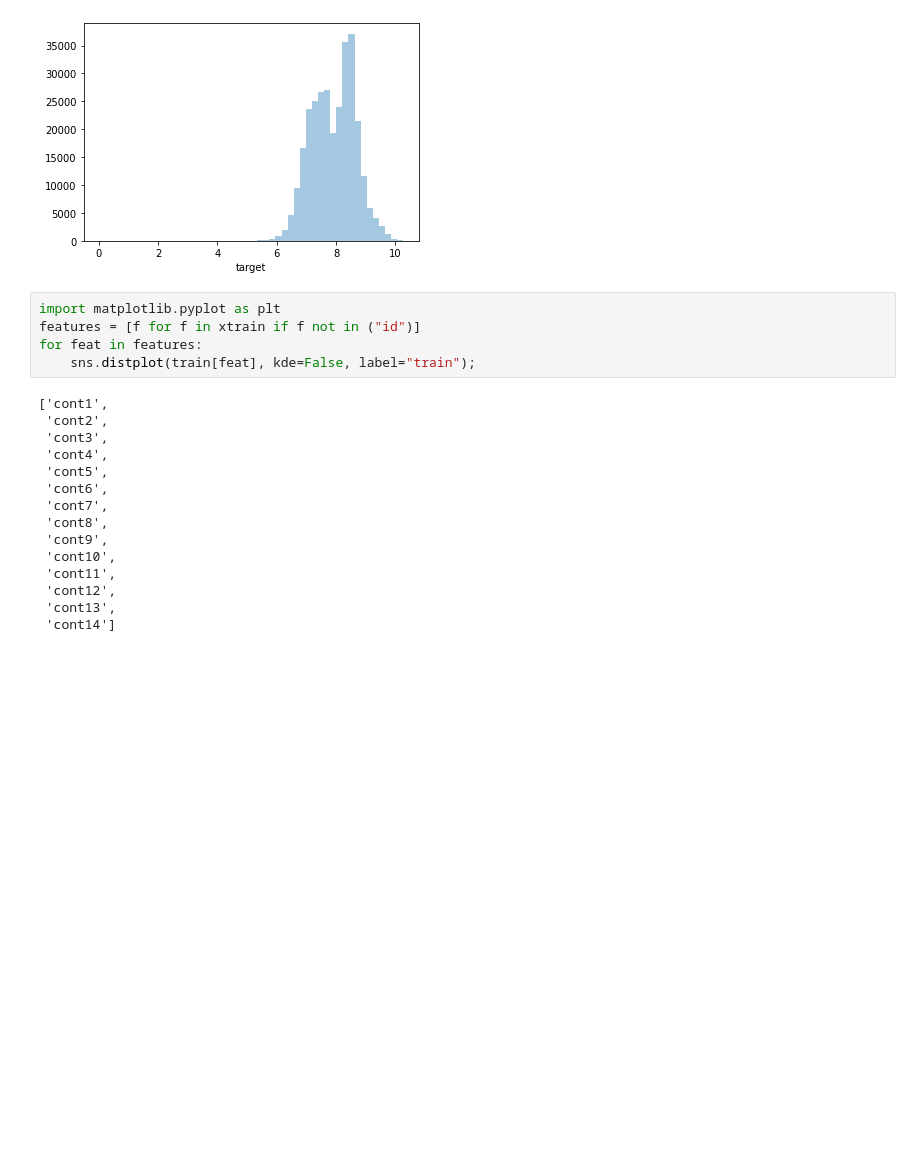
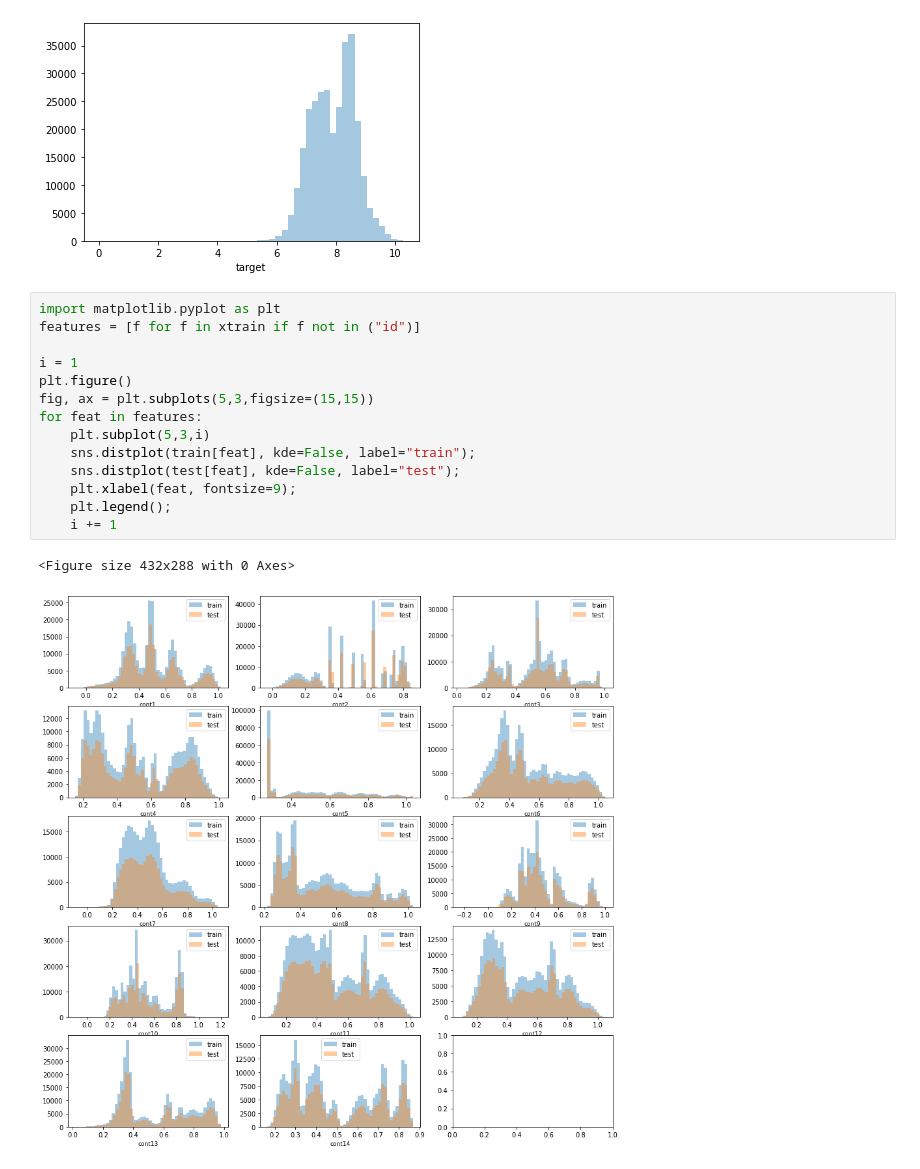
Before and after one commit to akiabe/kaggle_tabular-playground-Jan2021, a Jupyter notebook: notebooks/EDA_and_Modeling.ipynb, the cells around one changed output. Saved outputs shown, nothing was run; the diff lists cells and outputs as text; blank space fills up the shorter version.

```diff
--- a/notebooks/EDA_and_Modeling.ipynb
+++ b/notebooks/EDA_and_Modeling.ipynb
@@ -33,20 +33,17 @@ sns.distplot(ytrain, kde=False);
 # %%
 import matplotlib.pyplot as plt
 features = [f for f in xtrain if f not in ("id")]
+
+i = 1
+plt.figure()
+fig, ax = plt.subplots(5,3,figsize=(15,15))
 for feat in features:
+    plt.subplot(5,3,i)
     sns.distplot(train[feat], kde=False, label="train");
+    sns.distplot(test[feat], kde=False, label="test");
+    plt.xlabel(feat, fontsize=9);
+    plt.legend();
+    i += 1
 # %% [output]
-['cont1',
- 'cont2',
- 'cont3',
- 'cont4',
- 'cont5',
- 'cont6',
- 'cont7',
- 'cont8',
- 'cont9',
- 'cont10',
- 'cont11',
- 'cont12',
- 'cont13',
- 'cont14']
+<Figure size 432x288 with 0 Axes>
+[figure, added]
```
Also changed, not shown: parts of 13 cells of this notebook.
